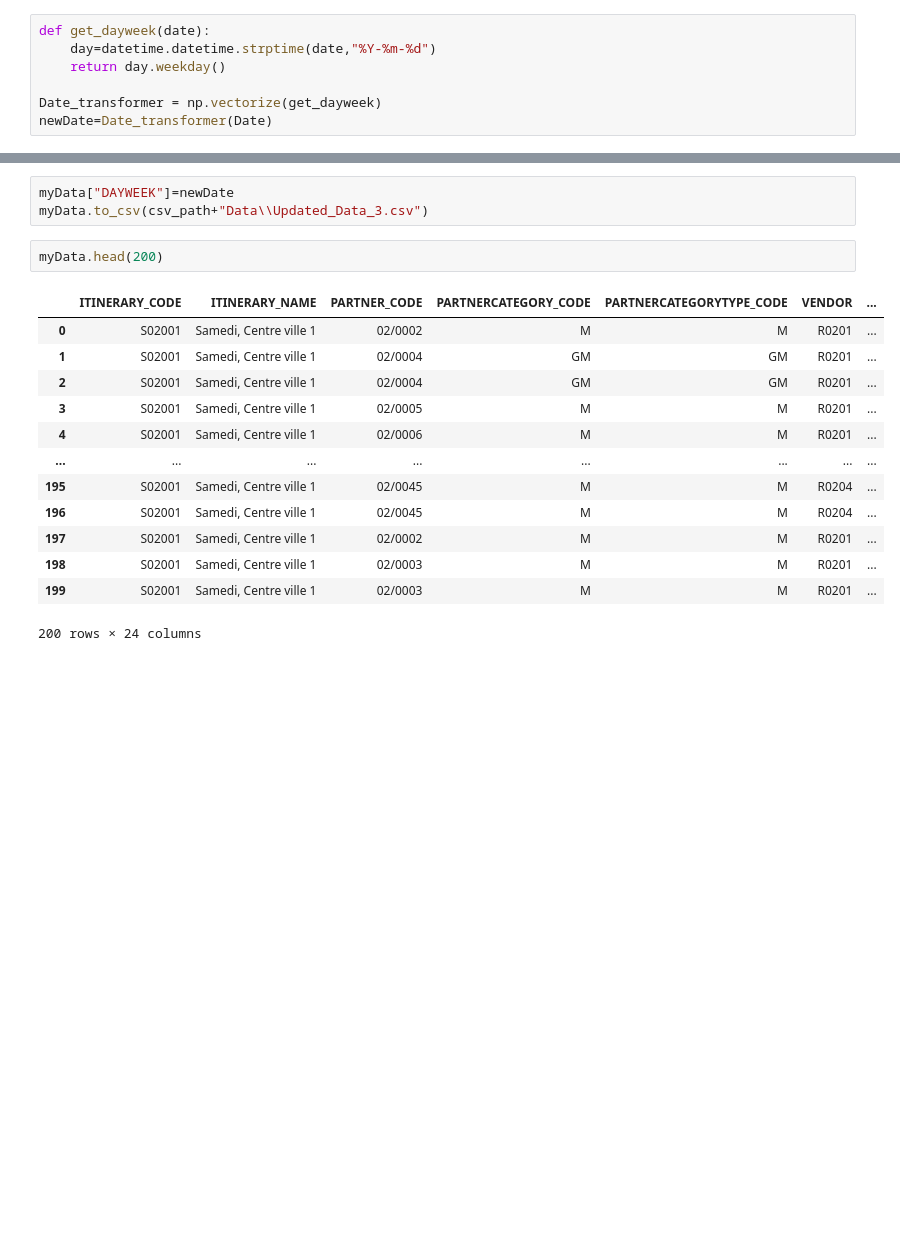
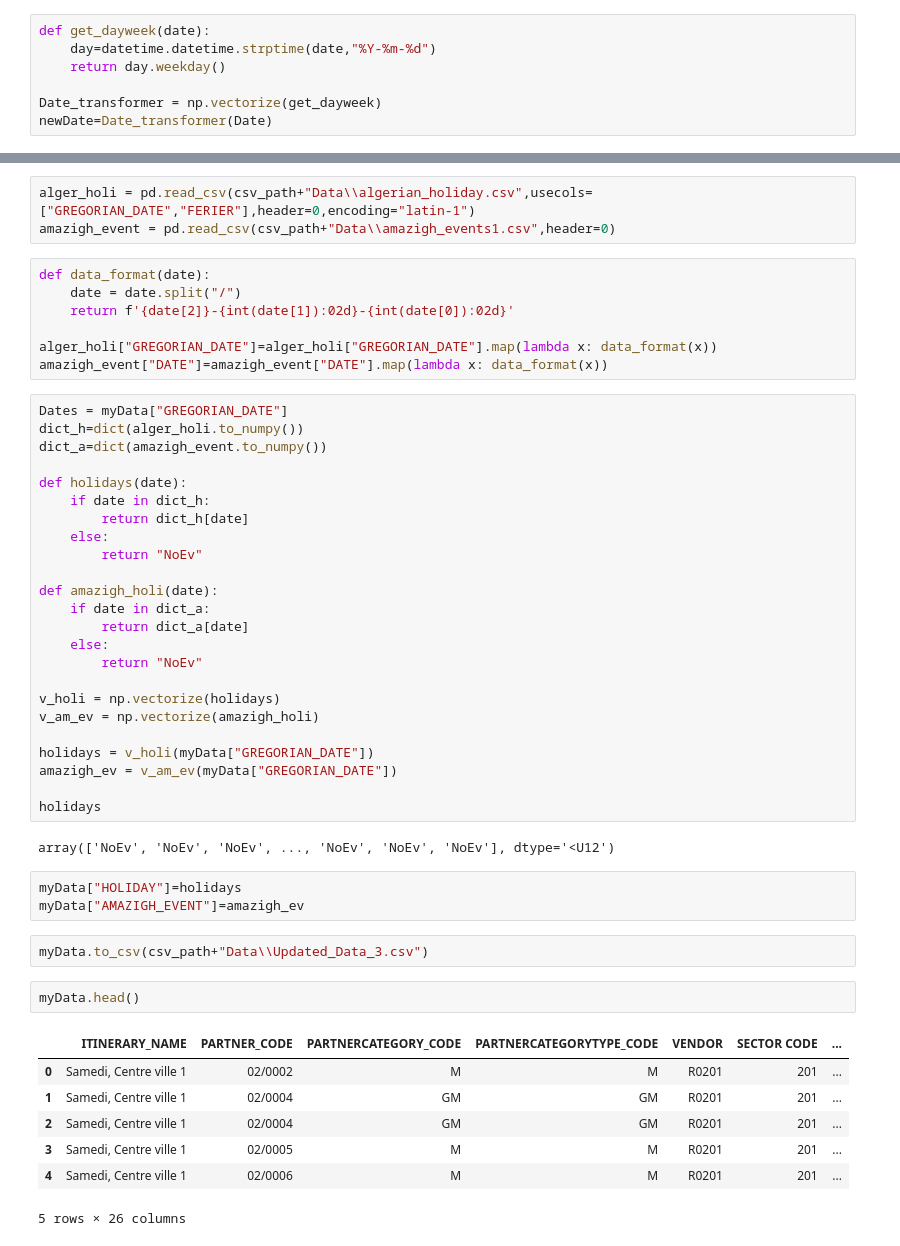
Before and after one commit to IsmailELY/Machine_Learning_for_Forecasting_Sales, a Jupyter notebook: First_step.ipynb, the cells around one changed output, grey strips where cells are left out. Saved outputs shown, nothing was run; the diff lists cells and outputs as text; blank space fills up the shorter version.

Commit message:
Data Cleansing + Feature Engineering + CRNN Model for prediction by product + itinerary + dayweek

```diff
--- a/First_step.ipynb
+++ b/First_step.ipynb
@@ -474,19 +487,51 @@ newDate=Date_transformer(Date)
+# %%
+alger_holi = pd.read_csv(csv_path+"Data\\algerian_holiday.csv",usecols=["GREGORIAN_DATE","FERIER"],header=0,encoding="latin-1")
+amazigh_event = pd.read_csv(csv_path+"Data\\amazigh_events1.csv",header=0)
+# %%
+def data_format(date):
+    date = date.split("/")
+    return f'{date[2]}-{int(date[1]):02d}-{int(date[0]):02d}'
+
+alger_holi["GREGORIAN_DATE"]=alger_holi["GREGORIAN_DATE"].map(lambda x: data_format(x))
+amazigh_event["DATE"]=amazigh_event["DATE"].map(lambda x: data_format(x))
+# %%
+Dates = myData["GREGORIAN_DATE"]
+dict_h=dict(alger_holi.to_numpy())
+dict_a=dict(amazigh_event.to_numpy())
+
+def holidays(date):
+    if date in dict_h:
+        return dict_h[date]
+    else:
+        return "NoEv"
+
+def amazigh_holi(date):
+    if date in dict_a:
+        return dict_a[date]
+    else:
+        return "NoEv"
+
+v_holi = np.vectorize(holidays)
+v_am_ev = np.vectorize(amazigh_holi)
+
+holidays = v_holi(myData["GREGORIAN_DATE"])
+amazigh_ev = v_am_ev(myData["GREGORIAN_DATE"])
+
+holidays
+# %% [output]
+array(['NoEv', 'NoEv', 'NoEv', ..., 'NoEv', 'NoEv', 'NoEv'], dtype='<U12')
+# %%
+myData["HOLIDAY"]=holidays
+myData["AMAZIGH_EVENT"]=amazigh_ev
 # %%
-myData["DAYWEEK"]=newDate
 myData.to_csv(csv_path+"Data\\Updated_Data_3.csv")
 # %%
-myData.head(200)
+myData.head()
 # %% [output]
-|  | ITINERARY_CODE | ITINERARY_NAME | PARTNER_CODE | PARTNERCATEGORY_CODE | PARTNERCATEGORYTYPE_CODE | VENDOR | ... |
-| 0 | S02001 | Samedi, Centre ville 1 | 02/0002 | M | M | R0201 | ... |
-| 1 | S02001 | Samedi, Centre ville 1 | 02/0004 | GM | GM | R0201 | ... |
-| 2 | S02001 | Samedi, Centre ville 1 | 02/0004 | GM | GM | R0201 | ... |
-| 3 | S02001 | Samedi, Centre ville 1 | 02/0005 | M | M | R0201 | ... |
-| 4 | S02001 | Samedi, Centre ville 1 | 02/0006 | M | M | R0201 | ... |
-| ... | ... | ... | ... | ... | ... | ... | ... |
-| 195 | S02001 | Samedi, Centre ville 1 | 02/0045 | M | M | R0204 | ... |
-| 196 | S02001 | Samedi, Centre ville 1 | 02/0045 | M | M | R0204 | ... |
-| 197 | S02001 | Samedi, Centre ville 1 | 02/0002 | M | M | R0201 | ... |
-| 198 | S02001 | Samedi, Centre ville 1 | 02/0003 | M | M | R0201 | ... |
-| 199 | S02001 | Samedi, Centre ville 1 | 02/0003 | M | M | R0201 | ... |
+|  | ITINERARY_NAME | PARTNER_CODE | PARTNERCATEGORY_CODE | PARTNERCATEGORYTYPE_CODE | VENDOR | SECTOR CODE | ... |
+| 0 | Samedi, Centre ville 1 | 02/0002 | M | M | R0201 | 201 | ... |
+| 1 | Samedi, Centre ville 1 | 02/0004 | GM | GM | R0201 | 201 | ... |
+| 2 | Samedi, Centre ville 1 | 02/0004 | GM | GM | R0201 | 201 | ... |
+| 3 | Samedi, Centre ville 1 | 02/0005 | M | M | R0201 | 201 | ... |
+| 4 | Samedi, Centre ville 1 | 02/0006 | M | M | R0201 | 201 | ... |
-200 rows × 24 columns
+5 rows × 26 columns
```
Also changed, not shown: parts of 13 cells of this notebook, 12 other files.
